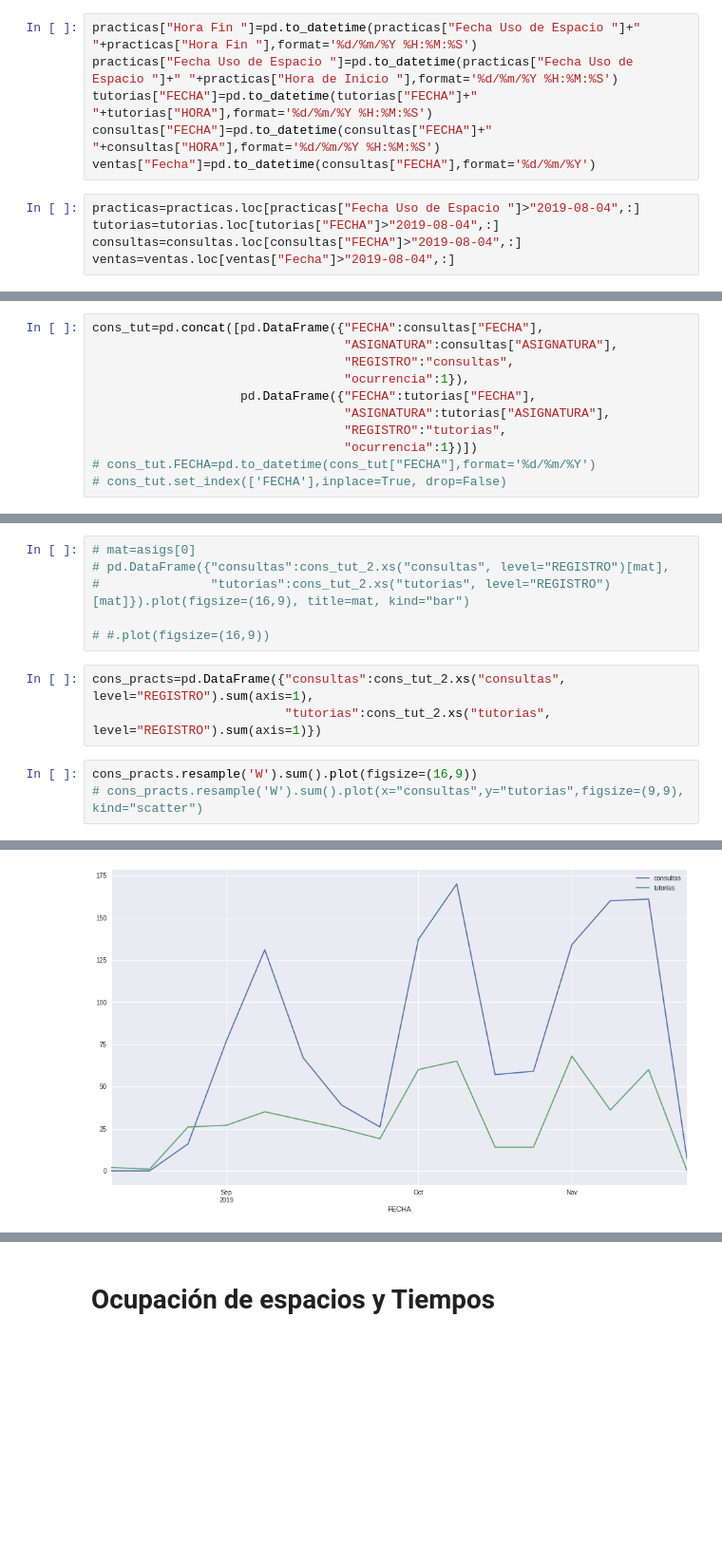
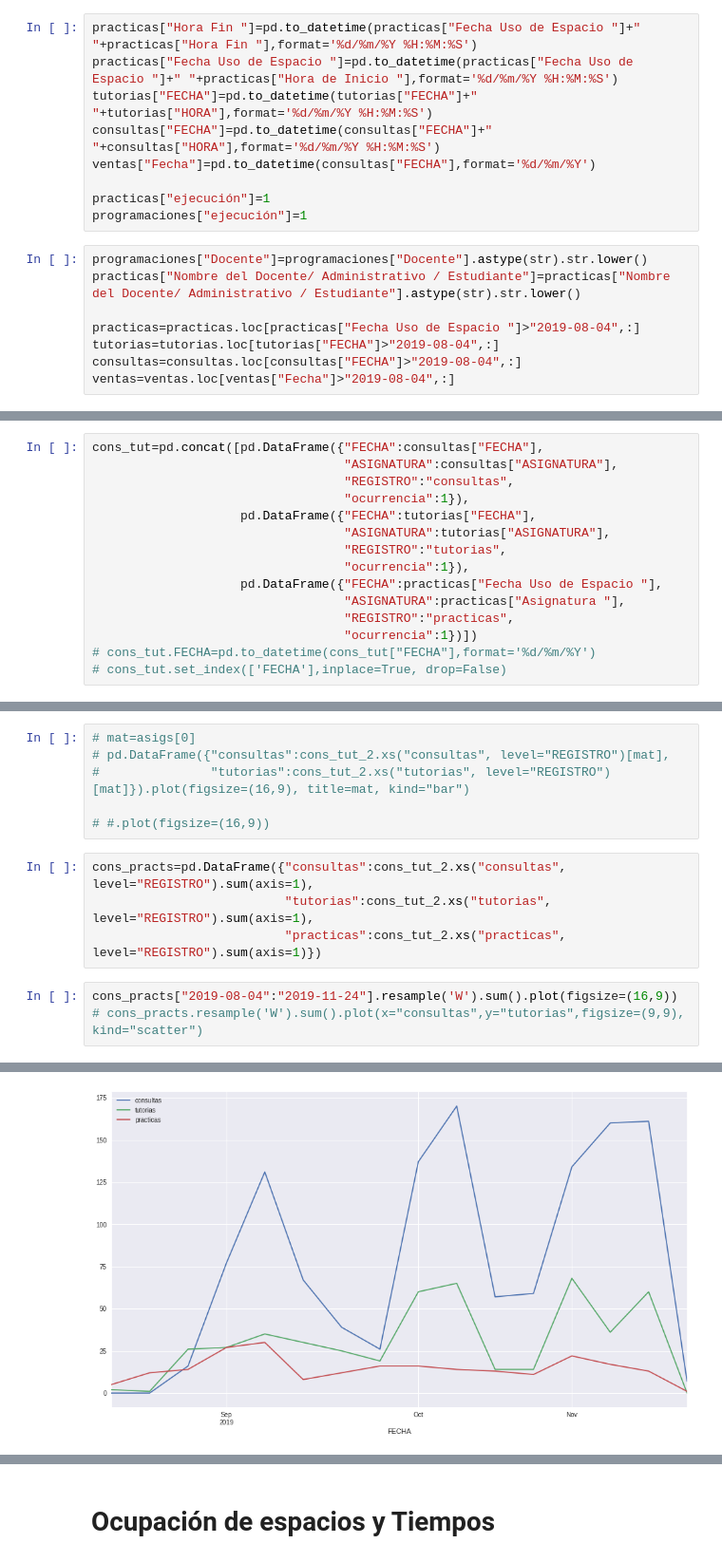
Before and after one commit to Yagwar/Proyectos, a Jupyter notebook: Análisis_2019_3.ipynb, the cells around one changed output, grey strips where cells are left out. Shown at 95% size. Saved outputs shown, nothing was run; the diff lists cells and outputs as text; blank space fills up the shorter version.

```diff
--- a/Análisis_2019_3.ipynb
+++ b/Análisis_2019_3.ipynb
@@ -46,7 +46,13 @@ practicas["Fecha Uso de Espacio "]=pd.to_datetime(practicas["Fecha Uso de Espaci
 tutorias["FECHA"]=pd.to_datetime(tutorias["FECHA"]+" "+tutorias["HORA"],format='%d/%m/%Y %H:%M:%S')
 consultas["FECHA"]=pd.to_datetime(consultas["FECHA"]+" "+consultas["HORA"],format='%d/%m/%Y %H:%M:%S')
 ventas["Fecha"]=pd.to_datetime(consultas["FECHA"],format='%d/%m/%Y')
+
+practicas["ejecución"]=1
+programaciones["ejecución"]=1
 # %%
+programaciones["Docente"]=programaciones["Docente"].astype(str).str.lower()
+practicas["Nombre del Docente/ Administrativo / Estudiante"]=practicas["Nombre del Docente/ Administrativo / Estudiante"].astype(str).str.lower()
+
 practicas=practicas.loc[practicas["Fecha Uso de Espacio "]>"2019-08-04",:]
 tutorias=tutorias.loc[tutorias["FECHA"]>"2019-08-04",:]
 consultas=consultas.loc[consultas["FECHA"]>"2019-08-04",:]
@@ -527,6 +632,10 @@ cons_tut=pd.concat([pd.DataFrame({"FECHA":consultas["FECHA"],
                     pd.DataFrame({"FECHA":tutorias["FECHA"],
                                   "ASIGNATURA":tutorias["ASIGNATURA"],
                                   "REGISTRO":"tutorias",
+                                  "ocurrencia":1}),
+                    pd.DataFrame({"FECHA":practicas["Fecha Uso de Espacio "],
+                                  "ASIGNATURA":practicas["Asignatura "],
+                                  "REGISTRO":"practicas",
                                   "ocurrencia":1})])
 # cons_tut.FECHA=pd.to_datetime(cons_tut["FECHA"],format='%d/%m/%Y')
 # cons_tut.set_index(['FECHA'],inplace=True, drop=False)
@@ -560,13 +669,14 @@ asigs=["PSICOMETRÍA BÁSICA",
 # #.plot(figsize=(16,9))
 # %%
 cons_practs=pd.DataFrame({"consultas":cons_tut_2.xs("consultas", level="REGISTRO").sum(axis=1),
-                          "tutorias":cons_tut_2.xs("tutorias", level="REGISTRO").sum(axis=1)})
+                          "tutorias":cons_tut_2.xs("tutorias", level="REGISTRO").sum(axis=1),
+                          "practicas":cons_tut_2.xs("practicas", level="REGISTRO").sum(axis=1)})
 # %%
-cons_practs.resample('W').sum().plot(figsize=(16,9))
+cons_practs["2019-08-04":"2019-11-24"].resample('W').sum().plot(figsize=(16,9))
 # cons_practs.resample('W').sum().plot(x="consultas",y="tutorias",figsize=(9,9), kind="scatter")
 # %% [output]
 <matplotlib.axes._subplots.AxesSubplot at 0x...>
-[figure, old version]
+[figure, new version]
 # %%
 cons_tut
 # %% [output]
```
Also changed, not shown: parts of 23 cells of this notebook.
